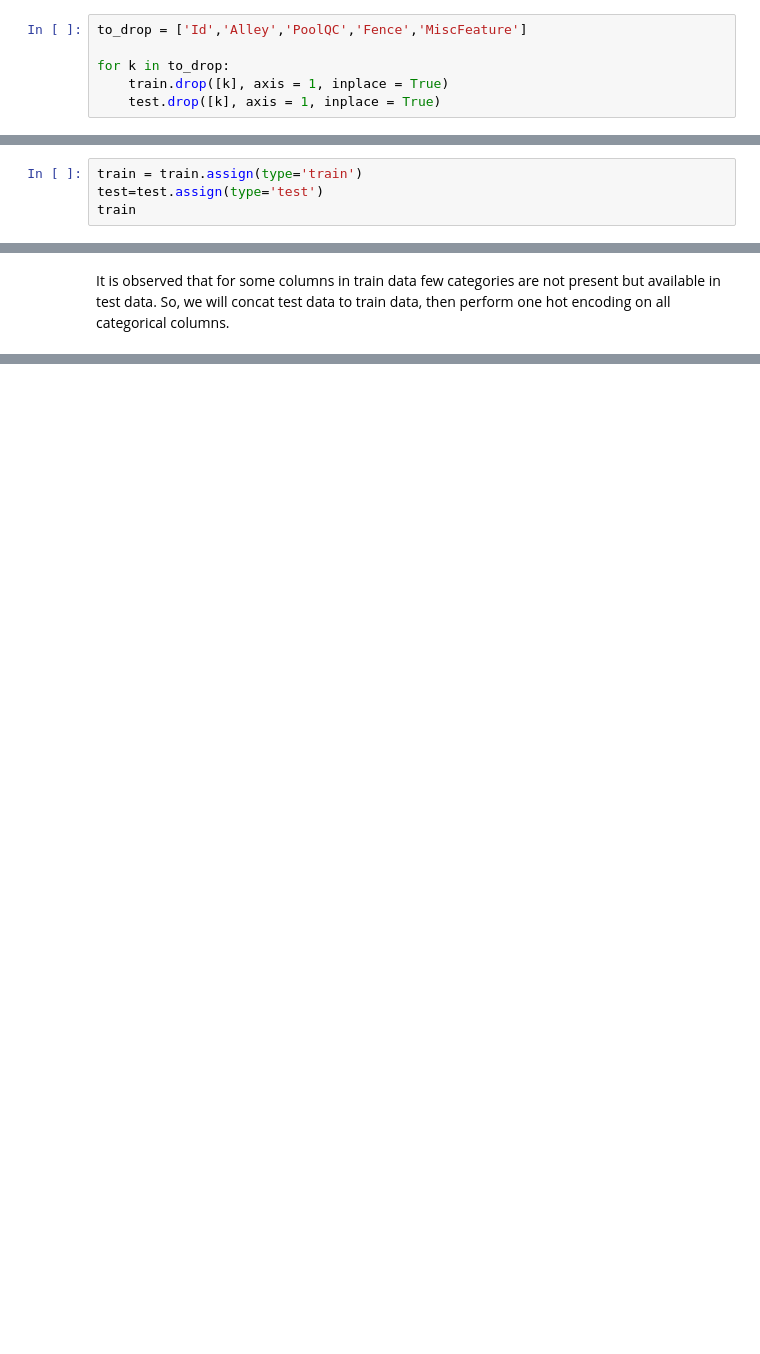
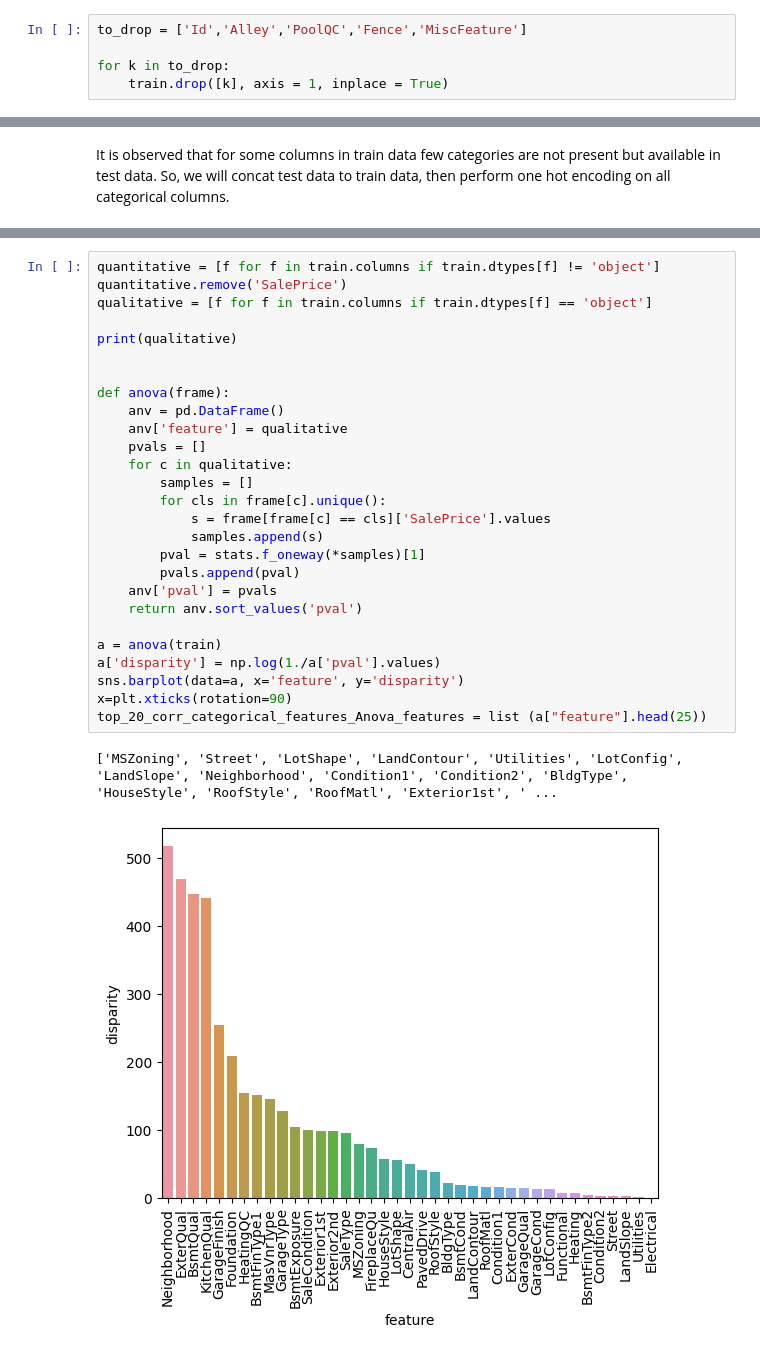
Before and after one commit to albonkey/house-price-prediction, a Jupyter notebook: feature_engineering/Feature engineering 21 Oct.ipynb, the cells around one changed output, grey strips where cells are left out. Drawn from its saved outputs; the diff is of its cells as text; blank space fills up the shorter version.

```diff
--- a/feature_engineering/Feature engineering 21 Oct.ipynb
+++ b/feature_engineering/Feature engineering 21 Oct.ipynb
@@ -99,7 +109,6 @@ to_drop = ['Id','Alley','PoolQC','Fence','MiscFeature']
 
 for k in to_drop:
     train.drop([k], axis = 1, inplace = True)
-    test.drop([k], axis = 1, inplace = True)
 # %%
 sns.heatmap(train.isnull())
 # %% [output]
@@ -119,4 +116,0 @@ Test Shape:  (1459, 75)
-# %%
-train = train.assign(type='train')
-test=test.assign(type='test')
-train
@@ -236,0 +144,30 @@ print(final_df)
+# %%
+quantitative = [f for f in train.columns if train.dtypes[f] != 'object']
+quantitative.remove('SalePrice')
+qualitative = [f for f in train.columns if train.dtypes[f] == 'object']
+
+print(qualitative)
+
+
+def anova(frame):
+    anv = pd.DataFrame()
+    anv['feature'] = qualitative
+    pvals = []
+    for c in qualitative:
+        samples = []
+        for cls in frame[c].unique():
+            s = frame[frame[c] == cls]['SalePrice'].values
+            samples.append(s)
+        pval = stats.f_oneway(*samples)[1]
+        pvals.append(pval)
+    anv['pval'] = pvals
+    return anv.sort_values('pval')
+
+a = anova(train)
+a['disparity'] = np.log(1./a['pval'].values)
+sns.barplot(data=a, x='feature', y='disparity')
+x=plt.xticks(rotation=90)
+top_20_corr_categorical_features_Anova_features = list (a["feature"].head(25))
+# %% [output]
+['MSZoning', 'Street', 'LotShape', 'LandContour', 'Utilities', 'LotConfig', 'LandSlope', 'Neighborhood', 'Condition1', 'Condition2', 'BldgType', 'HouseStyle', 'RoofStyle', 'RoofMatl', 'Exterior1st', ' ...
+[figure, added]
```
Also changed, not shown: parts of 47 cells of this notebook, 6 other files.
